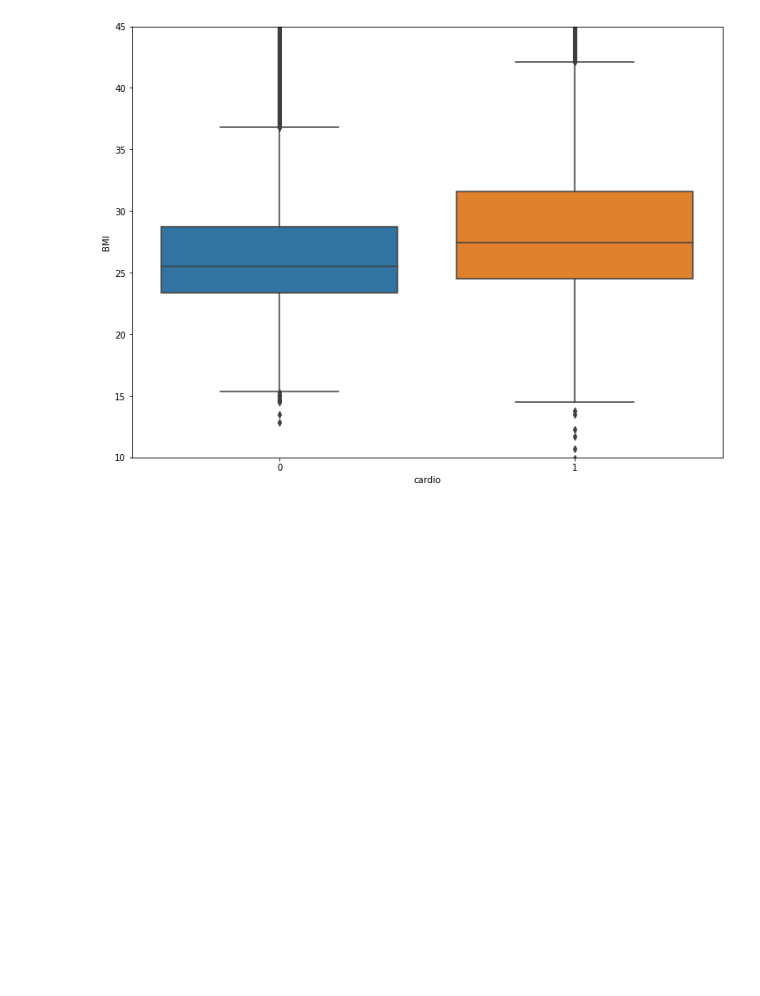
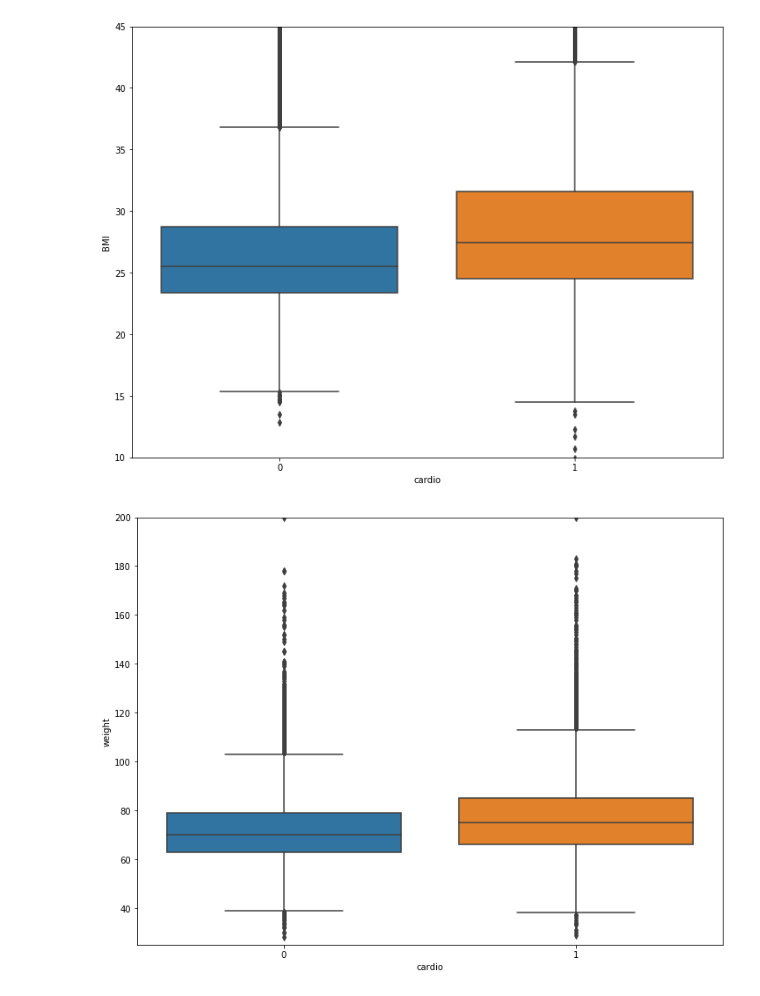
Before and after one commit to sjriddle/MachineLearning, a Jupyter notebook: disease_prediction/analytics.ipynb, the cells around one changed output. Saved outputs shown, nothing was run; the diff lists cells and outputs as text; code cells hidden in the pictures; blank space fills up the shorter version.

```diff
--- a/disease_prediction/analytics.ipynb
+++ b/disease_prediction/analytics.ipynb
@@ -69,3 +70,11 @@ plt.ylim(10, 45)
 plt.show()
 # %% [output]
 [figure]
+# %%
+# Calculate average weight and then see relation to cardiovascular disease
+#df.groupby('cardio')['weight'].mean()
+sns.boxplot(x='cardio', y='weight', data=df)
+plt.ylim(25, 200)
+plt.show()
+# %% [output]
+[figure, added]
```
Also changed, not shown: parts of 2 cells of this notebook.
